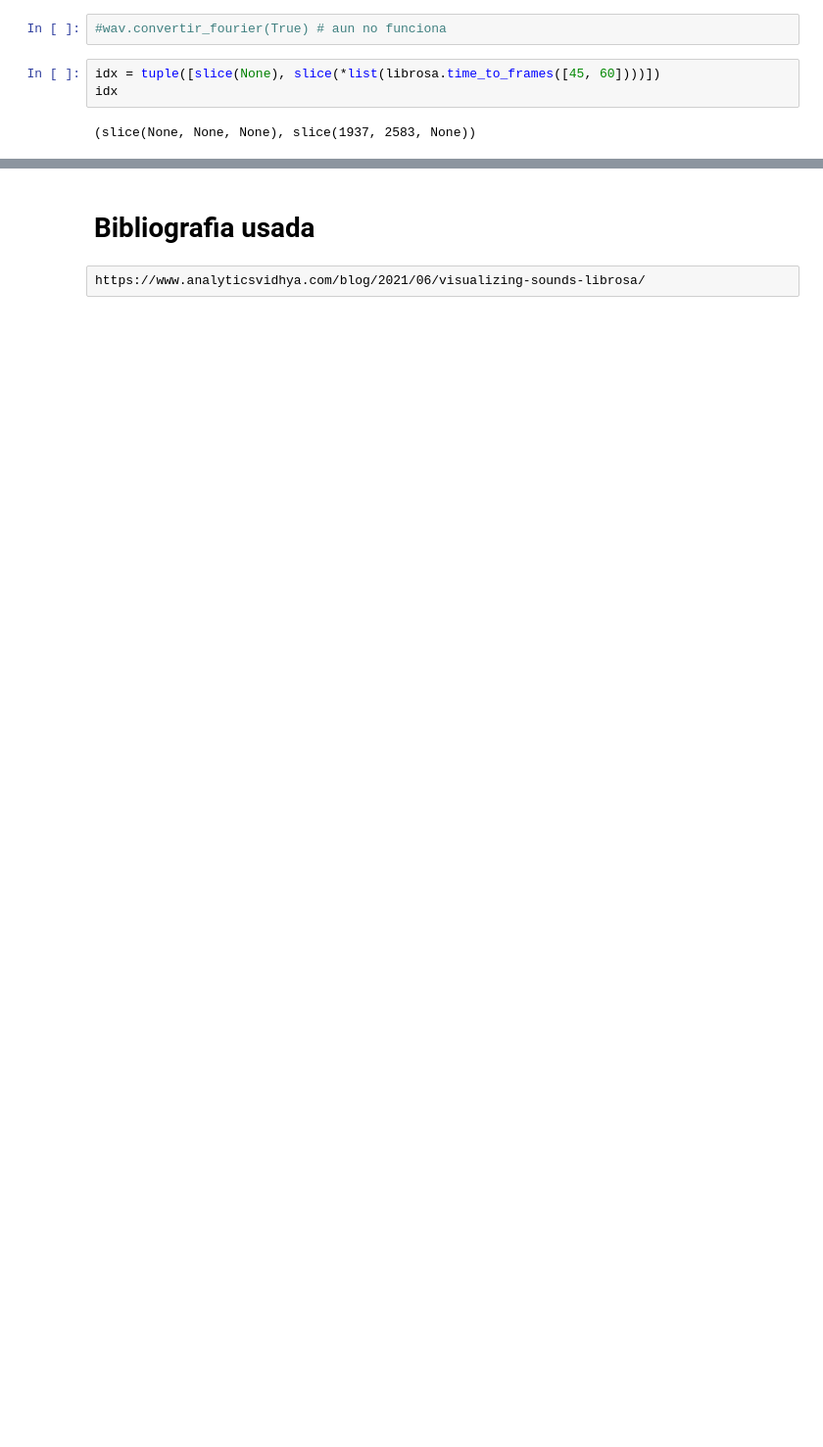
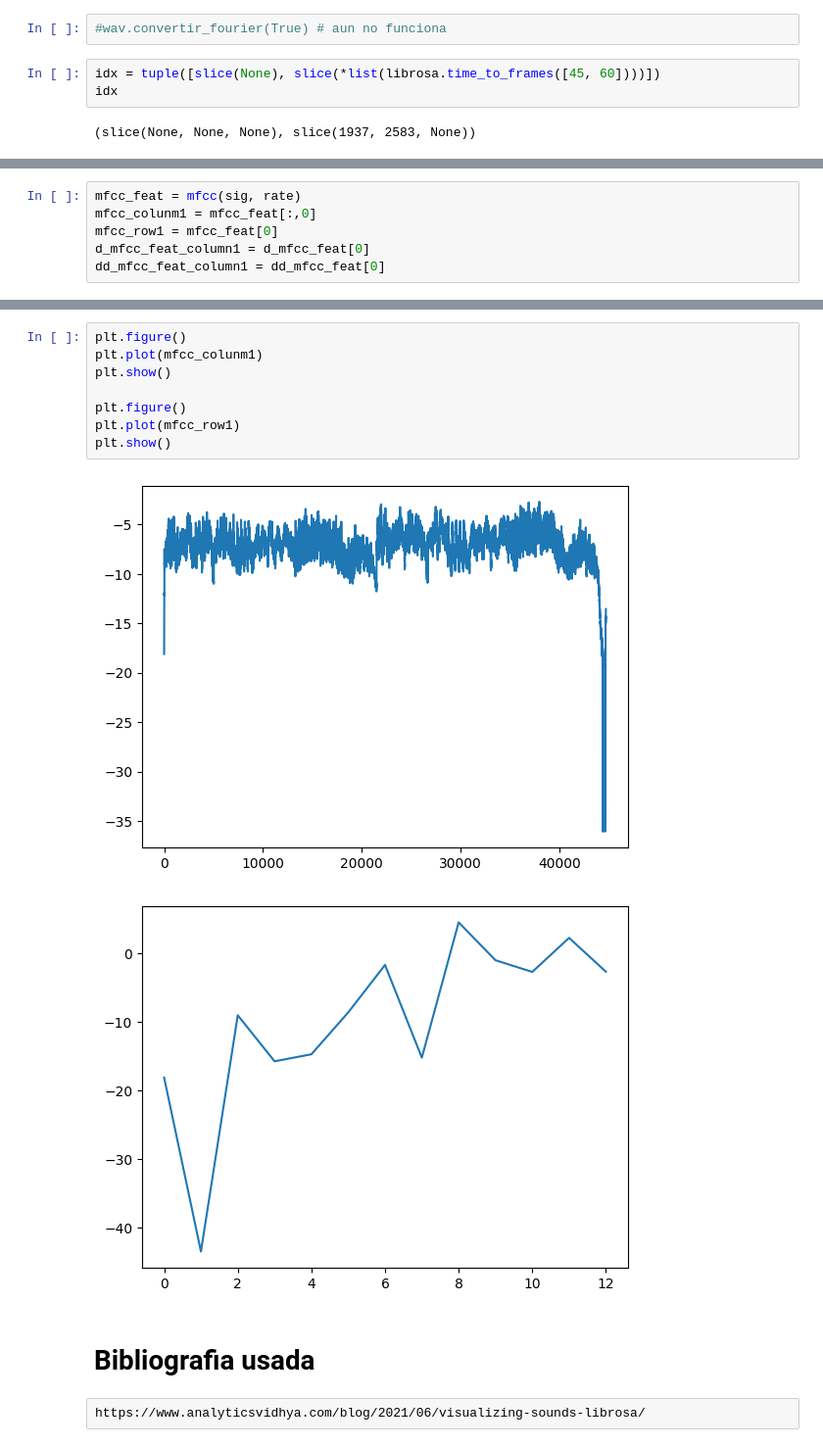
Before and after one commit to wisrovi/TFM2022, a Jupyter notebook: TFM.ipynb, the cells around one changed output, grey strips where cells are left out. Shown at 98% size. Drawn from its saved outputs; the diff is of its cells as text; blank space fills up the shorter version.

```diff
--- a/TFM.ipynb
+++ b/TFM.ipynb
@@ -169,0 +193,6 @@ idx
+# %%
+mfcc_feat = mfcc(sig, rate)
+mfcc_colunm1 = mfcc_feat[:,0]
+mfcc_row1 = mfcc_feat[0]
+d_mfcc_feat_column1 = d_mfcc_feat[0]
+dd_mfcc_feat_column1 = dd_mfcc_feat[0]
@@ -170,3 +201,14 @@ idx
+# %%
+plt.figure()
+plt.plot(mfcc_colunm1)
+plt.show()
+
+plt.figure()
+plt.plot(mfcc_row1)
+plt.show()
+# %% [output]
+[figure, added]
+[figure, added]
 # %% [markdown]
 # Bibliografia usada
 # %% [raw]
```
Also changed, not shown: parts of 10 cells of this notebook.
